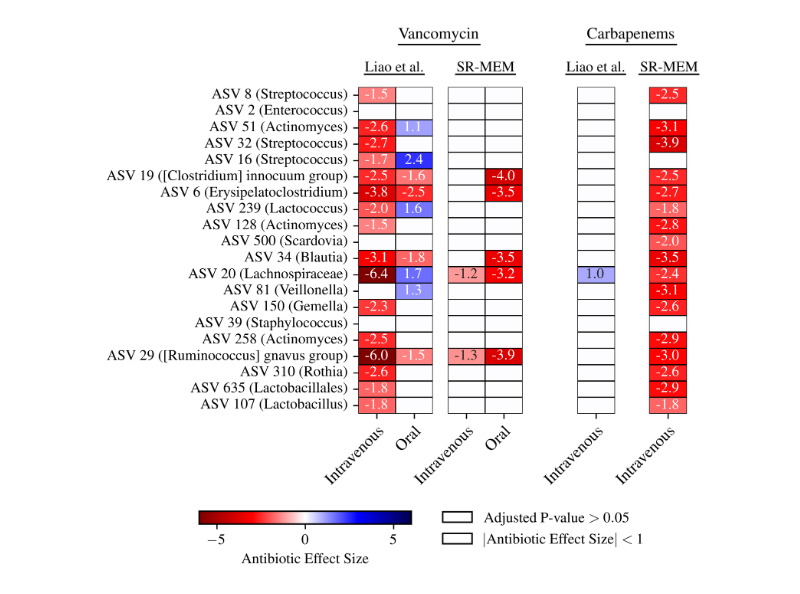
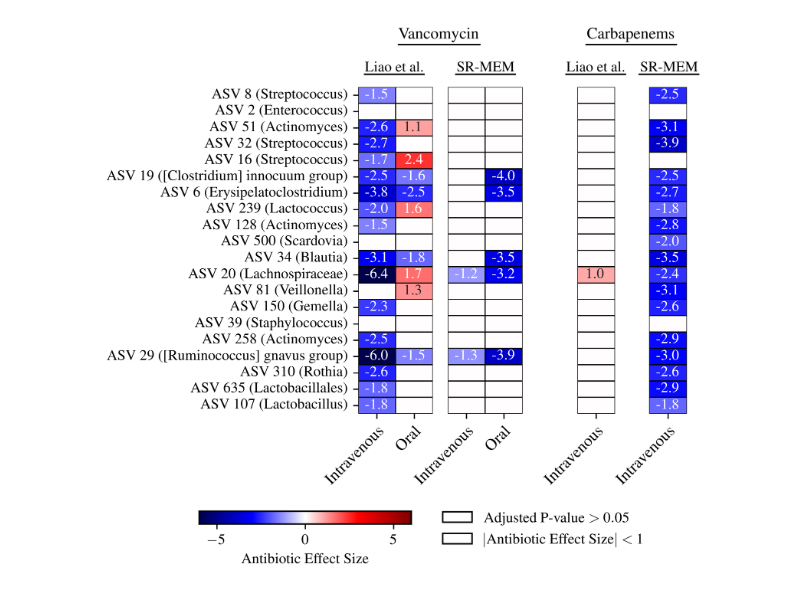
Before and after one commit to Silverman-Lab/SR-MEM, a Jupyter notebook: code/figure_4/code/Fig4.ipynb, the cells around one changed output. Saved outputs shown, nothing was run; the diff lists cells and outputs as text; code cells hidden in the pictures.

```diff
--- a/code/figure_4/code/Fig4.ipynb
+++ b/code/figure_4/code/Fig4.ipynb
@@ -77,7 +77,7 @@ sns.heatmap(
     cbar=False,
     linecolor="black",
     linewidths=0.5,
-    cmap="seismic_r",
+    cmap="seismic",
     center=0, vmin=-6, vmax=6,
     ax=ax1, square=square)
 ax1.set_xticklabels(ax1.get_xticklabels(), rotation=45, ha='right', va='top',
@@ -94,7 +94,7 @@ sns.heatmap(
     cbar=False,
     linecolor="black",
     linewidths=0.5,
-    cmap="seismic_r",
+    cmap="seismic",
     center=0, vmin=-6, vmax=6,
     ax=ax2, square=square)
 ax2.set_xticklabels(ax2.get_xticklabels(), rotation=45,
@@ -114,7 +114,7 @@ sns.heatmap(
     cbar=False,
     linecolor="black",
     linewidths=0.5,
-    cmap="seismic_r",
+    cmap="seismic",
     center=0, vmin=-6, vmax=6,
     ax=ax3, square=square)
 ax3.set_xticklabels(ax3.get_xticklabels(), rotation=45, ha='right', va='top',
@@ -132,7 +132,7 @@ sns.heatmap(
     cbar=True,
     linecolor="black",
     linewidths=0.5,
-    cmap="seismic_r",
+    cmap="seismic",
     center=0, vmin=-6, vmax=6,
     ax=ax4, square=square,
     cbar_kws={'orientation': 'horizontal',
@@ -143,34 +143,34 @@ sns.heatmap(
 ax4.set_xticklabels(ax4.get_xticklabels(), rotation=45, ha='right', va='top',
                     fontsize=fontsize, rotation_mode="anchor")
 square_1 = mpatches.Patch(facecolor='white', edgecolor='black',
                           label='Adjusted P-value $> 0.05$')
 square_2 = mpatches.Patch(facecolor='white', edgecolor='black',
                           label='$|$Antibiotic Effect Size$|$ $<1$')
 ax4.legend(handles=[square_1, square_2], frameon=False, bbox_to_anchor=(0.25, -0.26))
 
 # Add border to colorbar
 for spine in cbar_ax.spines.values():
     spine.set_visible(True)
     spine.set_linewidth(1.0)
     spine.set_edgecolor('black')  # Optional: customize color
 
 fig.text(0.41, 1.02, "Vancomycin", ha='right', va='top', fontsize=fontsize)
 fig.add_artist(plt.Line2D([0.22, 0.412], [0.98, 0.98], color='black', linewidth=1))
 fig.text(0.28, 0.94, "Liao et al.", ha='right', va='top', fontsize=fontsize-1)
 fig.add_artist(plt.Line2D([0.14, 0.28], [0.91, 0.91], color='black', linewidth=1))
 fig.text(0.495, 0.94, "SR-MEM", ha='right', va='top', fontsize=fontsize-1)
 fig.add_artist(plt.Line2D([0.355, 0.495], [0.91, 0.91], color='black', linewidth=1))
 
 fig.text(0.872, 1.02, "Carbapenems", ha='right', va='top', fontsize=fontsize)
 fig.add_artist(plt.Line2D([0.6625, 0.875], [0.98, 0.98], color='black', linewidth=1))
 fig.text(0.755, 0.94, "Liao et al.", ha='right', va='top', fontsize=fontsize-1)
 fig.add_artist(plt.Line2D([0.615, 0.755], [0.91, 0.91], color='black', linewidth=1))
 fig.text(0.9275, 0.94, "SR-MEM", ha='right', va='top', fontsize=fontsize-1)
 fig.add_artist(plt.Line2D([0.7875, 0.9275], [0.91, 0.91], color='black', linewidth=1))
 
 fig.savefig('../../../figures/Figure_4.png', bbox_inches='tight')
 # %% [output]
-[figure, old version]
+[figure, new version]
 # %%
 liao_oral = liao_oral[['cephalosporins', 'glycopeptide_antibiotics',
     'macrolide_derivatives', 'metronidazole',
```
Also changed, not shown: parts of 2 cells of this notebook, 8 other files.
